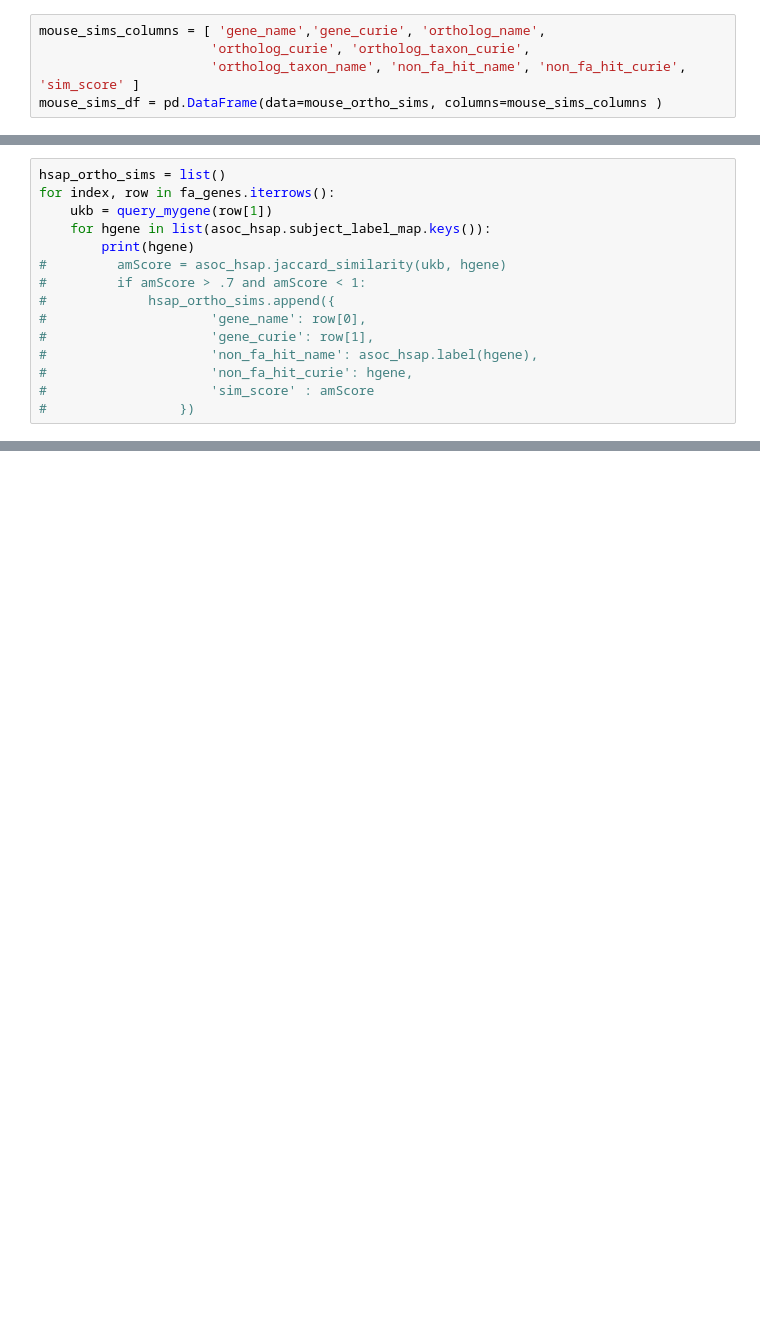
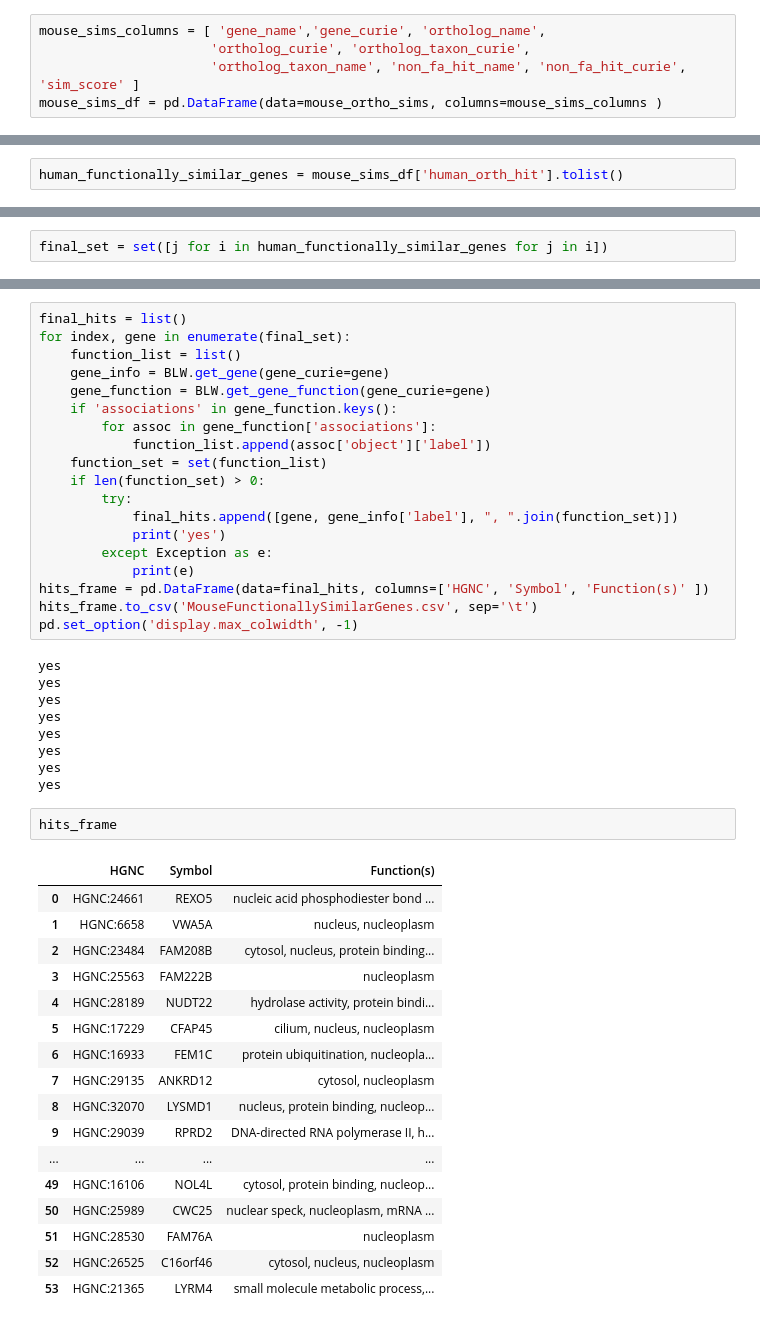
Before and after one commit to ncats/translator-workflows, a Jupyter notebook: Orange_Demonstrator_1_CQs/OrangeQ1.2_GO_Functional_Similarity/CQ1.2.ipynb, the cells around one changed output, grey strips where cells are left out. Saved outputs shown, nothing was run; the diff lists cells and outputs as text; blank space fills up the shorter version.

```diff
--- a/Orange_Demonstrator_1_CQs/OrangeQ1.2_GO_Functional_Similarity/CQ1.2.ipynb
+++ b/Orange_Demonstrator_1_CQs/OrangeQ1.2_GO_Functional_Similarity/CQ1.2.ipynb
@@ -268,15 +269,0 @@ asoc_hsap = make_assocs('human')
-# %%
-hsap_ortho_sims = list()
-for index, row in fa_genes.iterrows():
-    ukb = query_mygene(row[1])
-    for hgene in list(asoc_hsap.subject_label_map.keys()):
-        print(hgene)
-#         amScore = asoc_hsap.jaccard_similarity(ukb, hgene)
-#         if amScore > .7 and amScore < 1:
-#             hsap_ortho_sims.append({
-#                     'gene_name': row[0],
-#                     'gene_curie': row[1],
-#                     'non_fa_hit_name': asoc_hsap.label(hgene),
-#                     'non_fa_hit_curie': hgene,
-#                     'sim_score' : amScore
-#                 })
@@ -346,0 +270,2 @@ rat_sims_df
+# %%
+human_functionally_similar_genes = mouse_sims_df['human_orth_hit'].tolist()
@@ -346,0 +274,2 @@ rat_sims_df
+# %%
+final_set = set([j for i in human_functionally_similar_genes for j in i])
@@ -346,0 +278,48 @@ rat_sims_df
+# %%
+final_hits = list()
+for index, gene in enumerate(final_set):
+    function_list = list()
+    gene_info = BLW.get_gene(gene_curie=gene)
+    gene_function = BLW.get_gene_function(gene_curie=gene)
+    if 'associations' in gene_function.keys():
+        for assoc in gene_function['associations']:
+            function_list.append(assoc['object']['label'])
+    function_set = set(function_list)
+    if len(function_set) > 0:
+        try:
+            final_hits.append([gene, gene_info['label'], ", ".join(function_set)])
+            print('yes')
+        except Exception as e:
+            print(e)
+hits_frame = pd.DataFrame(data=final_hits, columns=['HGNC', 'Symbol', 'Function(s)' ])
+hits_frame.to_csv('MouseFunctionallySimilarGenes.csv', sep='\t')
+pd.set_option('display.max_colwidth', -1)
+# %% [output]
+yes
+yes
+yes
+yes
+yes
+yes
+yes
+yes
+# %%
+hits_frame
+# %% [output]
+|  | HGNC | Symbol | Function(s) |
+| 0 | HGNC:24661 | REXO5 | nucleic acid phosphodiester bond ... |
+| 1 | HGNC:6658 | VWA5A | nucleus, nucleoplasm |
+| 2 | HGNC:23484 | FAM208B | cytosol, nucleus, protein binding... |
+| 3 | HGNC:25563 | FAM222B | nucleoplasm |
+| 4 | HGNC:28189 | NUDT22 | hydrolase activity, protein bindi... |
+| 5 | HGNC:17229 | CFAP45 | cilium, nucleus, nucleoplasm |
+| 6 | HGNC:16933 | FEM1C | protein ubiquitination, nucleopla... |
+| 7 | HGNC:29135 | ANKRD12 | cytosol, nucleoplasm |
+| 8 | HGNC:32070 | LYSMD1 | nucleus, protein binding, nucleop... |
+| 9 | HGNC:29039 | RPRD2 | DNA-directed RNA polymerase II, h... |
+| ... | ... | ... | ... |
+| 49 | HGNC:16106 | NOL4L | cytosol, protein binding, nucleop... |
+| 50 | HGNC:25989 | CWC25 | nuclear speck, nucleoplasm, mRNA ... |
+| 51 | HGNC:28530 | FAM76A | nucleoplasm |
+| 52 | HGNC:26525 | C16orf46 | cytosol, nucleus, nucleoplasm |
+| 53 | HGNC:21365 | LYRM4 | small molecule metabolic process,... |
```
Also changed, not shown: parts of 45 cells of this notebook, 1 other file.
